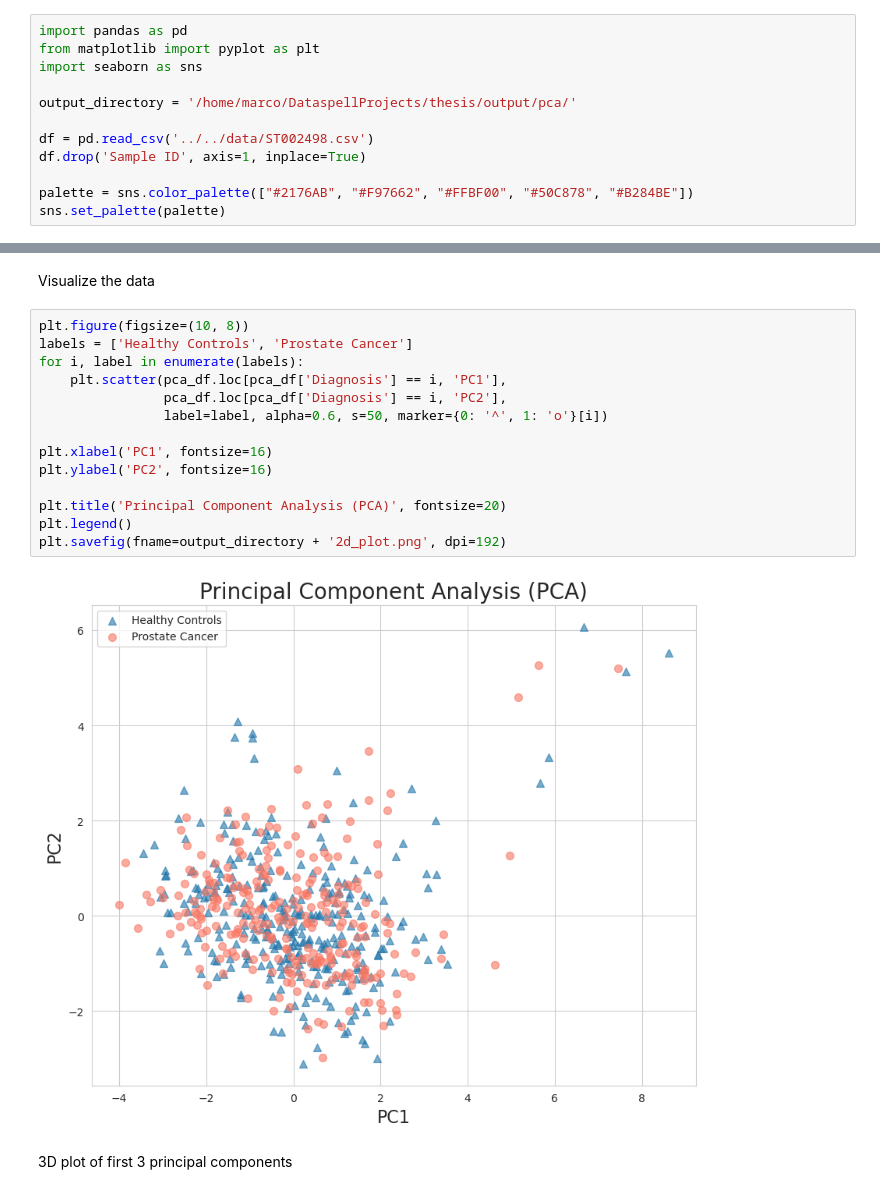
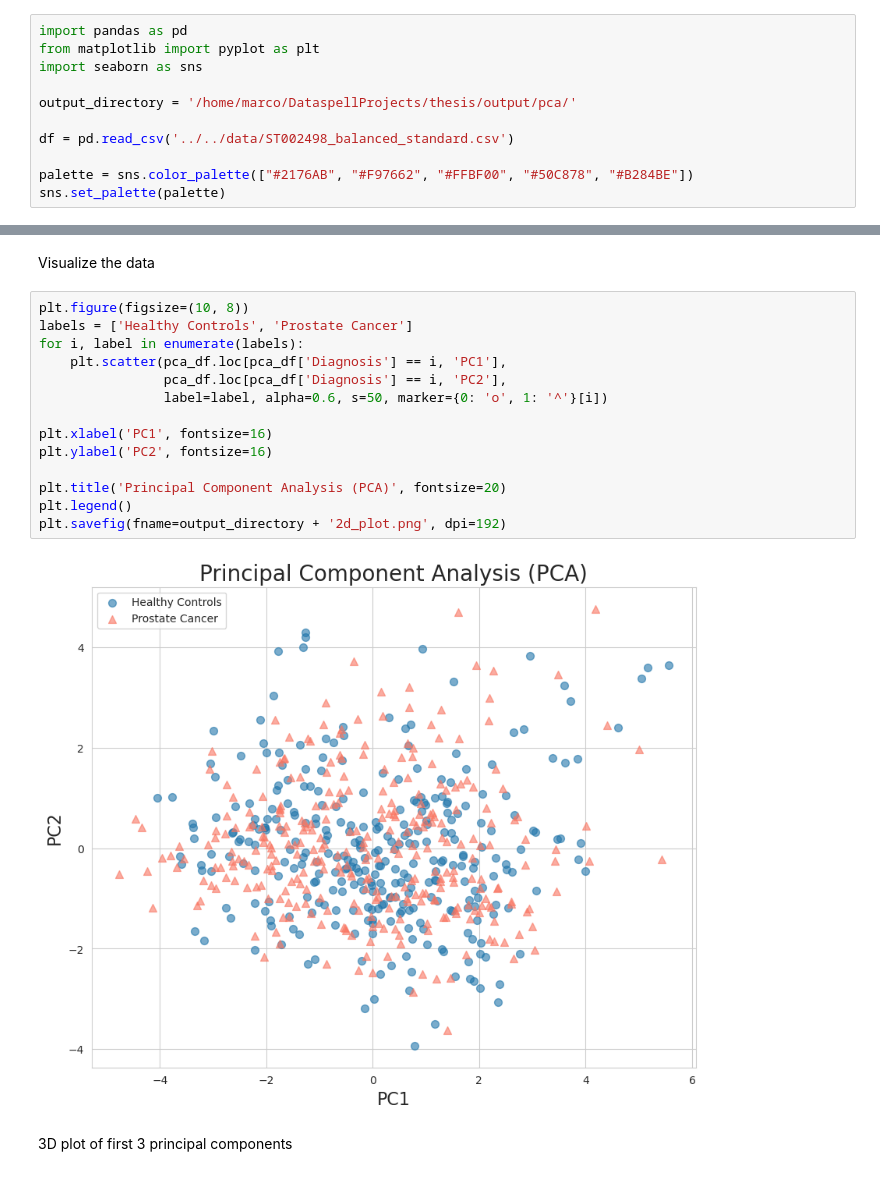
Before and after one commit to MarcoNapoleone/thesis, a Jupyter notebook: notebooks/pca/ST002498_PCA.ipynb, the cells around one changed output, grey strips where cells are left out. Cells and saved outputs as stored; diff of their text form.

```diff
--- a/notebooks/pca/ST002498_PCA.ipynb
+++ b/notebooks/pca/ST002498_PCA.ipynb
@@ -5,8 +5,7 @@ import seaborn as sns
 
 output_directory = '/home/marco/DataspellProjects/thesis/output/pca/'
 
-df = pd.read_csv('../../data/ST002498.csv')
-df.drop('Sample ID', axis=1, inplace=True)
+df = pd.read_csv('../../data/ST002498_balanced_standard.csv')
 
 palette = sns.color_palette(["#2176AB", "#F97662", "#FFBF00", "#50C878", "#B284BE"])
 sns.set_palette(palette)
@@ -58,19 +57,19 @@ Visualize the data
 # %%
 plt.figure(figsize=(10, 8))
 labels = ['Healthy Controls', 'Prostate Cancer']
 for i, label in enumerate(labels):
     plt.scatter(pca_df.loc[pca_df['Diagnosis'] == i, 'PC1'],
                 pca_df.loc[pca_df['Diagnosis'] == i, 'PC2'],
-                label=label, alpha=0.6, s=50, marker={0: '^', 1: 'o'}[i])
+                label=label, alpha=0.6, s=50, marker={0: 'o', 1: '^'}[i])
 
 plt.xlabel('PC1', fontsize=16)
 plt.ylabel('PC2', fontsize=16)
 
 plt.title('Principal Component Analysis (PCA)', fontsize=20)
 plt.legend()
 plt.savefig(fname=output_directory + '2d_plot.png', dpi=192)
 # %% [output]
-[figure, old version]
+[figure, new version]
 # %% [markdown]
 3D plot of first 3 principal components
 # %%
```
Also changed, not shown: parts of 1 cell of this notebook, 10 other files.
